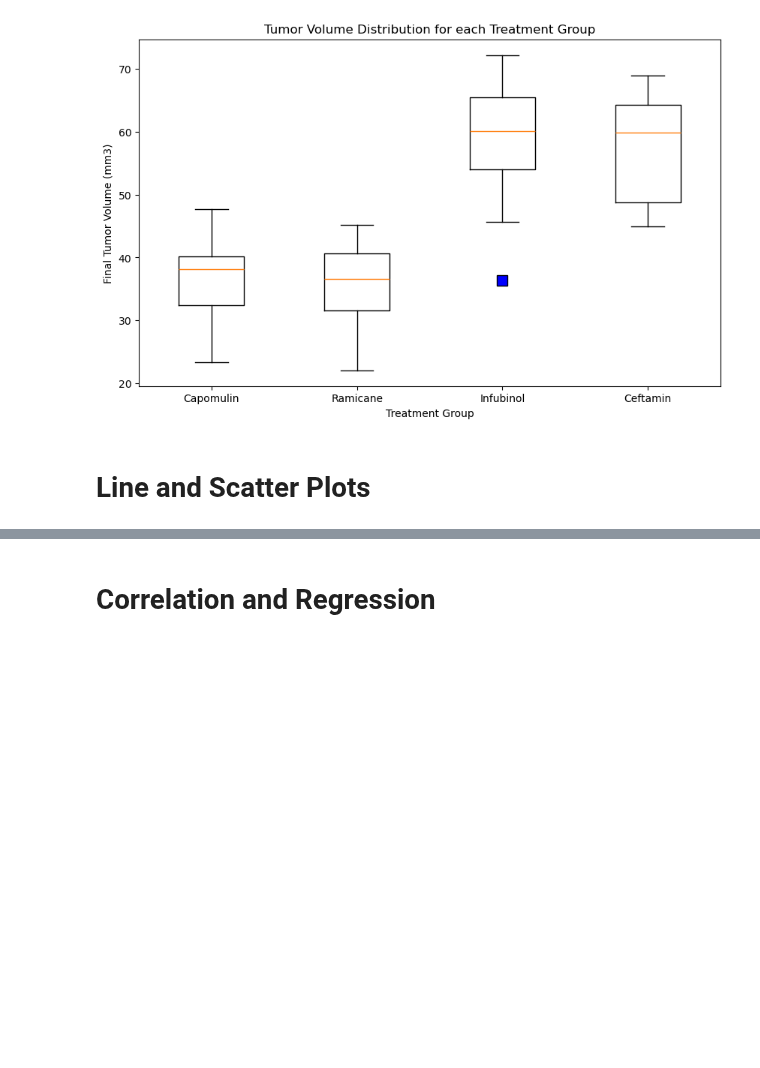
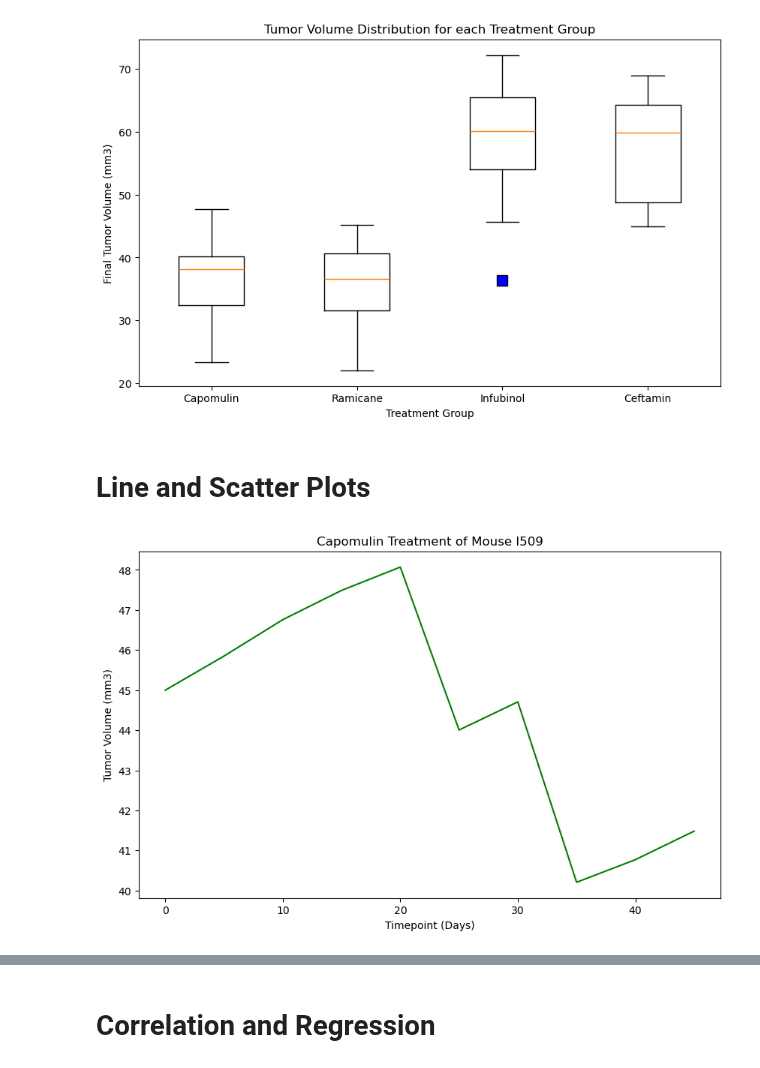
Before and after one commit to Data-Miner99/matplotlib-challenge, a Jupyter notebook: Pymaceuticals/pymaceuticals_code.ipynb, the cells around one changed output, grey strips where cells are left out. Saved outputs shown, nothing was run; the diff lists cells and outputs as text; code cells hidden in the pictures; blank space fills up the shorter version.

Commit message:
Data Visualization

```diff
--- a/Pymaceuticals/pymaceuticals_code.ipynb
+++ b/Pymaceuticals/pymaceuticals_code.ipynb
@@ -272,0 +277,14 @@ plt.show()
+# %%
+# Generate a line plot of tumor volume vs. time point for a single mouse treated with Capomulin
+mouse_id = "l509"
+drug = "Capomulin"
+mouse = clean_mouse_data[(clean_mouse_data["Mouse ID"] == mouse_id) & (clean_mouse_data["Drug Regimen"] == drug)]
+mouse = mouse.sort_values(by= "Timepoint")
+plt.figure(figsize=(10, 6))
+plt.plot(mouse["Timepoint"], mouse["Tumor Volume (mm3)"], linestyle="-", color="g")
+plt.title("Capomulin Treatment of Mouse l509")
+plt.xlabel("Timepoint (Days)")
+plt.ylabel("Tumor Volume (mm3)")
+plt.show()
+# %% [output]
+[figure, added]
```
Also changed, not shown: parts of 9 cells of this notebook.
